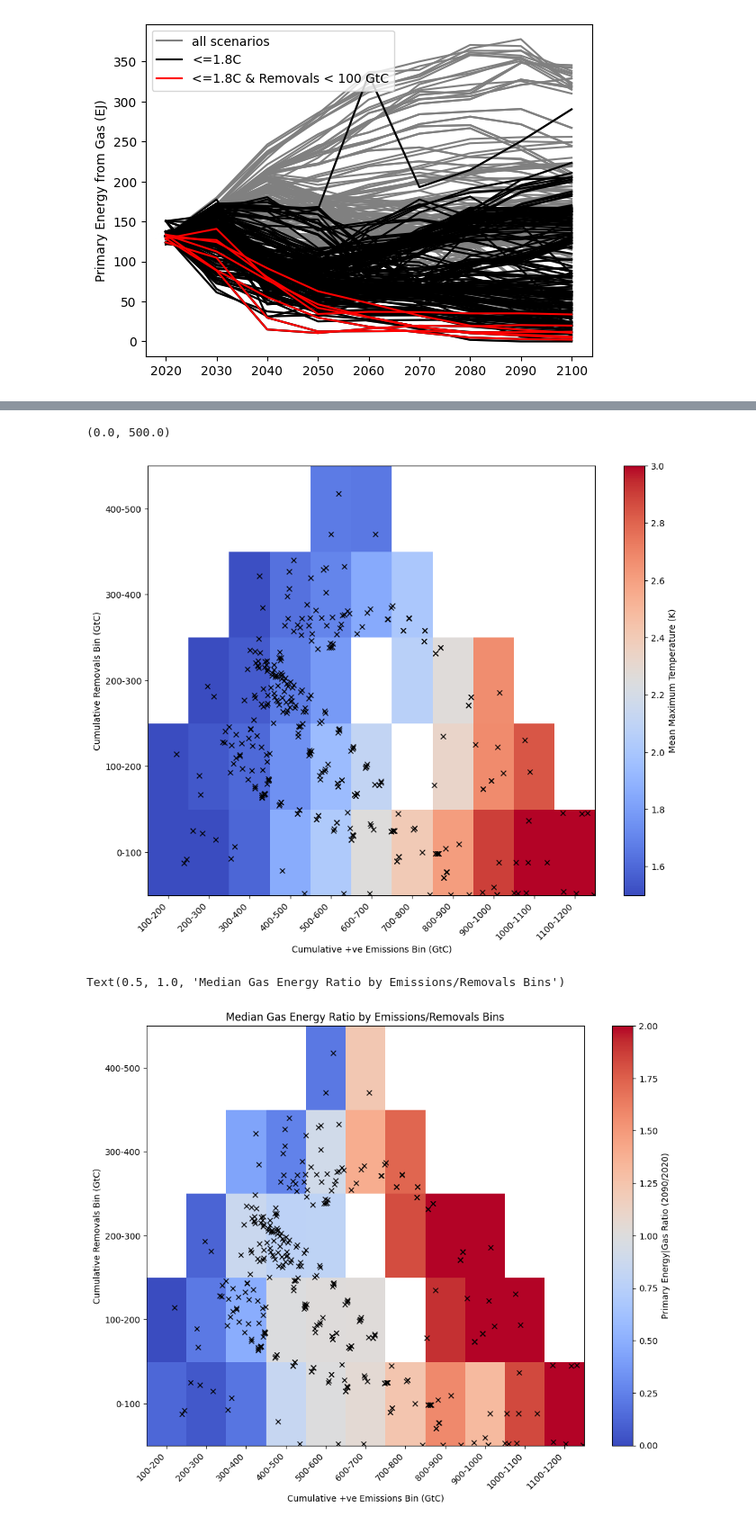
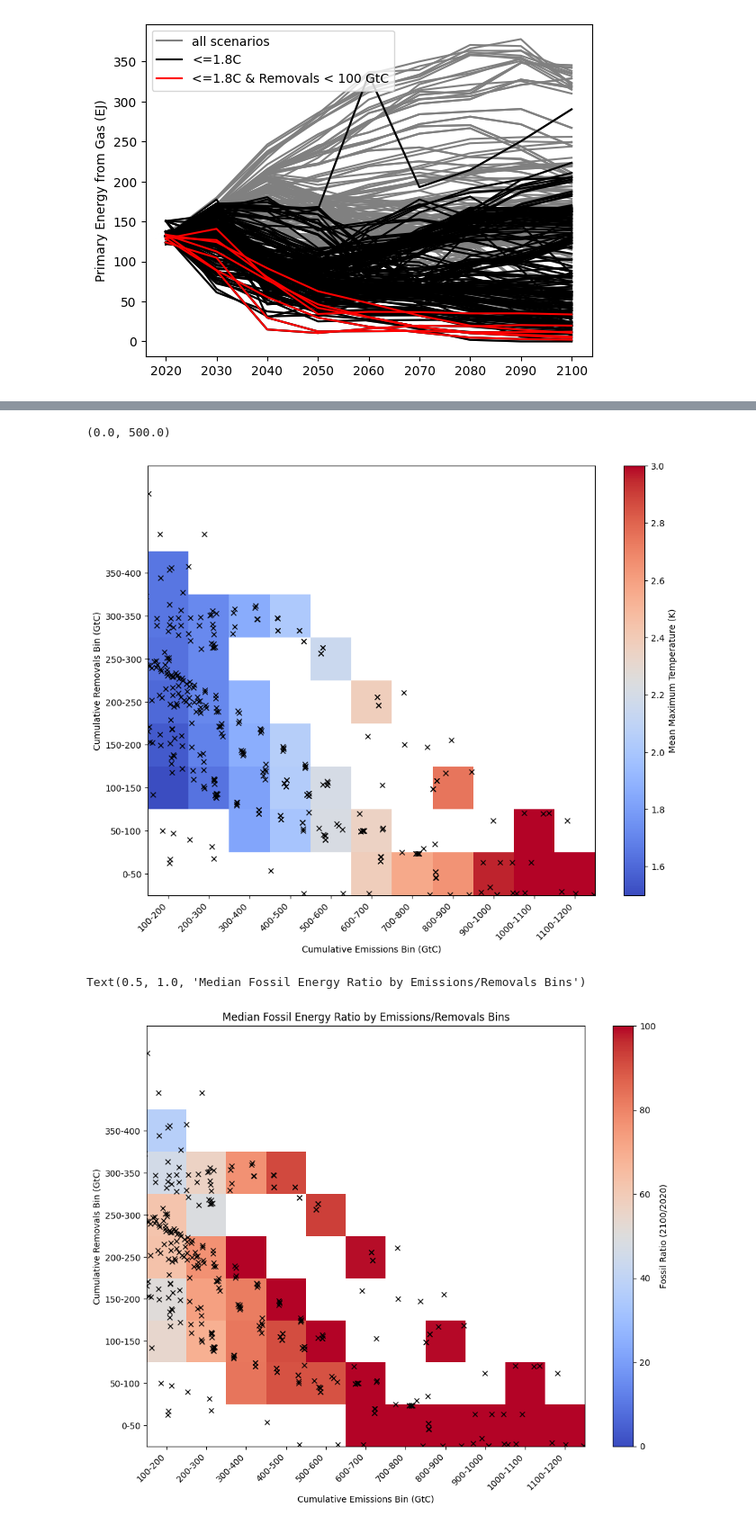
Before and after one commit to benmsanderson/classify_sink, a Jupyter notebook: iiasa.ipynb, the cells around one changed output, grey strips where cells are left out. Shown at 90% size. Drawn from its saved outputs; the diff is of its cells as text; code cells hidden in the pictures.

```diff
--- a/iiasa.ipynb
+++ b/iiasa.ipynb
@@ -157,12 +159,12 @@ plt.ylabel('Primary Energy from Gas (EJ)')
 Text(0, 0.5, 'Primary Energy from Gas (EJ)')
 [figure]
 # %%
-removal_bins=[0, 100, 200, 300, 400, 500]
+removal_bins=[0, 50, 100, 150, 200, 250, 300, 350, 400]
 emission_bins=[100, 200, 300, 400, 500, 600, 700, 800, 900,1000,1100,1200]
 # %%
 
 # Calculate summed positive emissions and summed removals for each scenario
-total_positive_emissions = (emissions + removals).sum()
+total_positive_emissions = (emissions).sum()
 total_removals = removals.sum()
 
 # Flatten the MultiIndex for easier handling
@@ -211,5 +193,5 @@ mean_temp_by_bin = classification_df.groupby(['emission_bin', 'removal_bin'])['t
 # %%
-def plot_binned_variable_by_emissions_removals(variable_series, classification_df, title=None, cmap='coolwarm', xlabel='Cumulative +ve Emissions Bin (GtC)', ylabel='Cumulative Removals Bin (GtC)', colorbar_label=None, aggregation='mean'):
+def plot_binned_variable_by_emissions_removals(variable_series, classification_df, title=None, cmap='coolwarm', xlabel='Cumulative Emissions Bin (GtC)', ylabel='Cumulative Removals Bin (GtC)', colorbar_label=None, aggregation='mean'):
     """
     Plots the mean or median value of a variable (e.g., temperature, emissions, etc.) in a 2D grid binned by cumulative emissions and removals.
 
@@ -233,11 +215,17 @@ def plot_binned_variable_by_emissions_removals(variable_series, classification_d
     }
     classification_df['var_value'] = classification_df['scenario'].map(temp_2100_map)
 
-    # Calculate aggregated value by bin (mean or median)
+    # Calculate aggregated value by bin (mean or median) and count
+    grouped = classification_df.groupby(['emission_bin', 'removal_bin'])['var_value']
+    bin_counts = grouped.count()
+
     if aggregation.lower() == 'median':
-        agg_var_by_bin = classification_df.groupby(['emission_bin', 'removal_bin'])['var_value'].median()
+        agg_var_by_bin = grouped.median()
     else:  # default to mean
-        agg_var_by_bin = classification_df.groupby(['emission_bin', 'removal_bin'])['var_value'].mean()
+        agg_var_by_bin = grouped.mean()
+
+    # Set bins with fewer than 3 scenarios to NaN
+    agg_var_by_bin[bin_counts < 3] = np.nan
 
     # Prepare grid for plotting
     emission_categories = classification_df['emission_bin'].cat.categories
@@ -280,25 +268,29 @@ def plot_binned_variable_by_emissions_removals(variable_series, classification_d
 # %%
 im,ax=plot_binned_variable_by_emissions_removals(temp.max(axis=0), classification_df,colorbar_label='Mean Maximum Temperature (K)')
 im.set_clim(1.5,3)
-ax.plot((emissions+removals).sum(),removals.sum(),'kx')
+ax.plot((emissions).sum(),removals.sum(),'kx')
 ax.set_xlim(100,1200)
 ax.set_ylim(0,500)
 # %% [output]
 (0.0, 500.0)
-[figure, old version]
+[figure, new version]
+# %%
+fossil=interpolated_data['Primary Energy|Gas']+interpolated_data['Primary Energy|Oil']+interpolated_data['Primary Energy|Coal']
 # %%
-fracgas = interpolated_data['Primary Energy|Gas'].loc[2090] / interpolated_data['Primary Energy|Gas'].loc[2020]
+fracgas = fossil.loc[2040]/fossil.loc[2020]*100
+
+
 im, ax = plot_binned_variable_by_emissions_removals(
     fracgas,
     classification_df,
-    colorbar_label='Primary Energy|Gas Ratio (2090/2020)',
+    colorbar_label='Fossil Ratio (2100/2020)',
     aggregation='median'
 )
-im.set_clim(0, 2)
-ax.plot((emissions+removals).sum(), removals.sum(), 'kx')
+im.set_clim(0, 100)
+ax.plot((emissions).sum(), removals.sum(), 'kx')
 ax.set_xlim(100, 1200)
 ax.set_ylim(0, 500)
-ax.set_title('Median Gas Energy Ratio by Emissions/Removals Bins')
+ax.set_title('Median Fossil Energy Ratio by Emissions/Removals Bins')
 # %% [output]
-Text(0.5, 1.0, 'Median Gas Energy Ratio by Emissions/Removals Bins')
+Text(0.5, 1.0, 'Median Fossil Energy Ratio by Emissions/Removals Bins')
-[figure, old version]
+[figure, new version]
```
Also changed, not shown: parts of 9 cells of this notebook.
